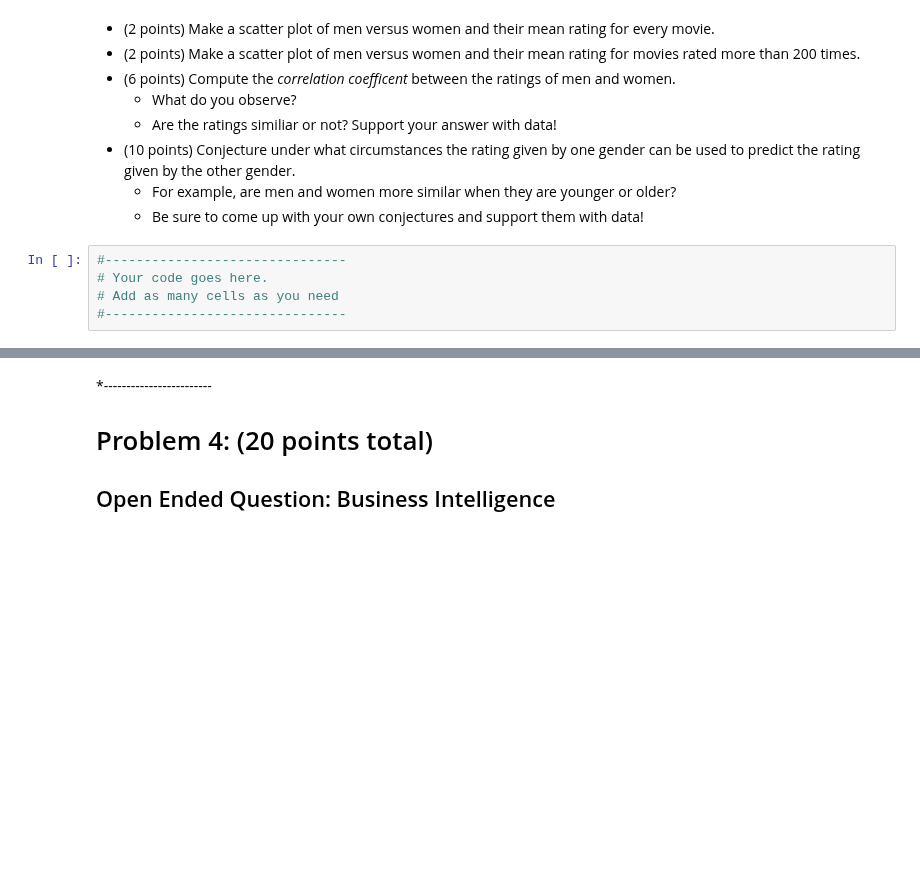
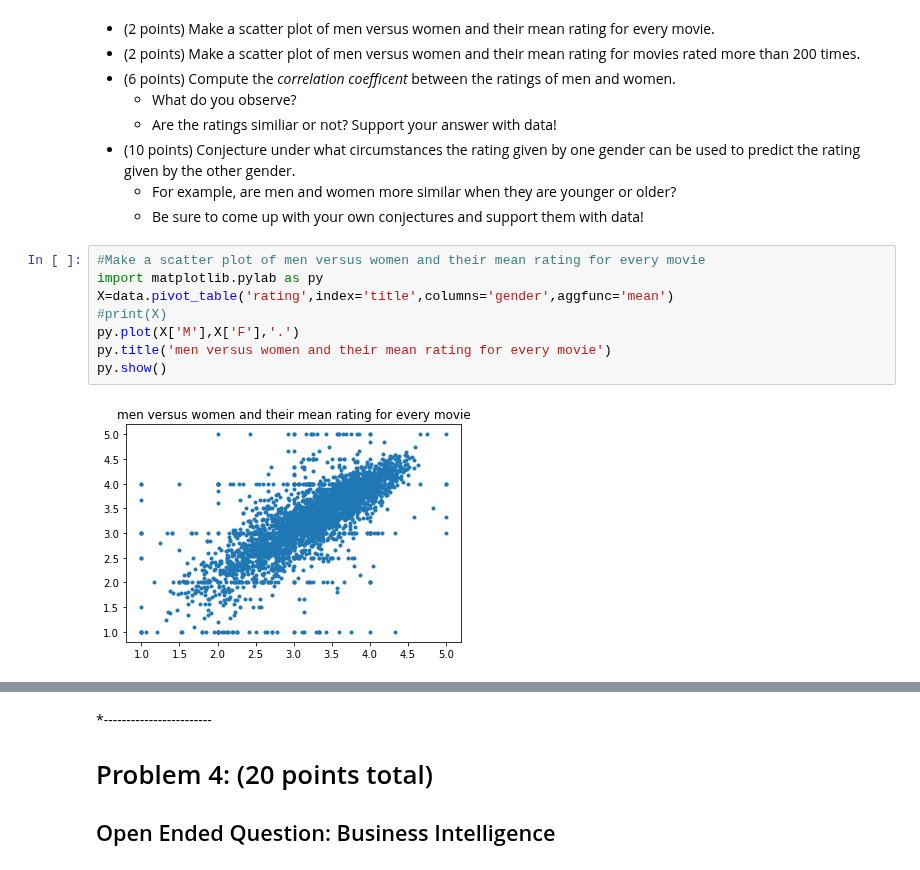
Before and after one commit to tianhaopx/Case-Study-of-Data-Science, a Jupyter notebook: CaseStudy2/CaseStudy2.ipynb, the cells around one changed output, grey strips where cells are left out. Cells and saved outputs as stored; diff of their text form; blank space fills up the shorter version.

Commit message:
q3scatterplot

```diff
--- a/CaseStudy2/CaseStudy2.ipynb
+++ b/CaseStudy2/CaseStudy2.ipynb
@@ -393,8 +393,13 @@ Let look more closely at the relationship between the pieces of data we have.
 * (10 points) Conjecture under what circumstances the rating given by one gender can be used to predict the rating given by the other gender.
     * For example, are men and women more similar when they are younger or older?
     * Be sure to come up with your own conjectures and support them with data!
-# %%
-#-------------------------------
-# Your code goes here.
-# Add as many cells as you need
-#-------------------------------
+# %%
+#Make a scatter plot of men versus women and their mean rating for every movie
+import matplotlib.pylab as py
+X=data.pivot_table('rating',index='title',columns='gender',aggfunc='mean')
+#print(X)
+py.plot(X['M'],X['F'],'.')
+py.title('men versus women and their mean rating for every movie')
+py.show()
+# %% [output]
+[figure, added]
```
Also changed, not shown: parts of 1 cell of this notebook, 2 other files.
